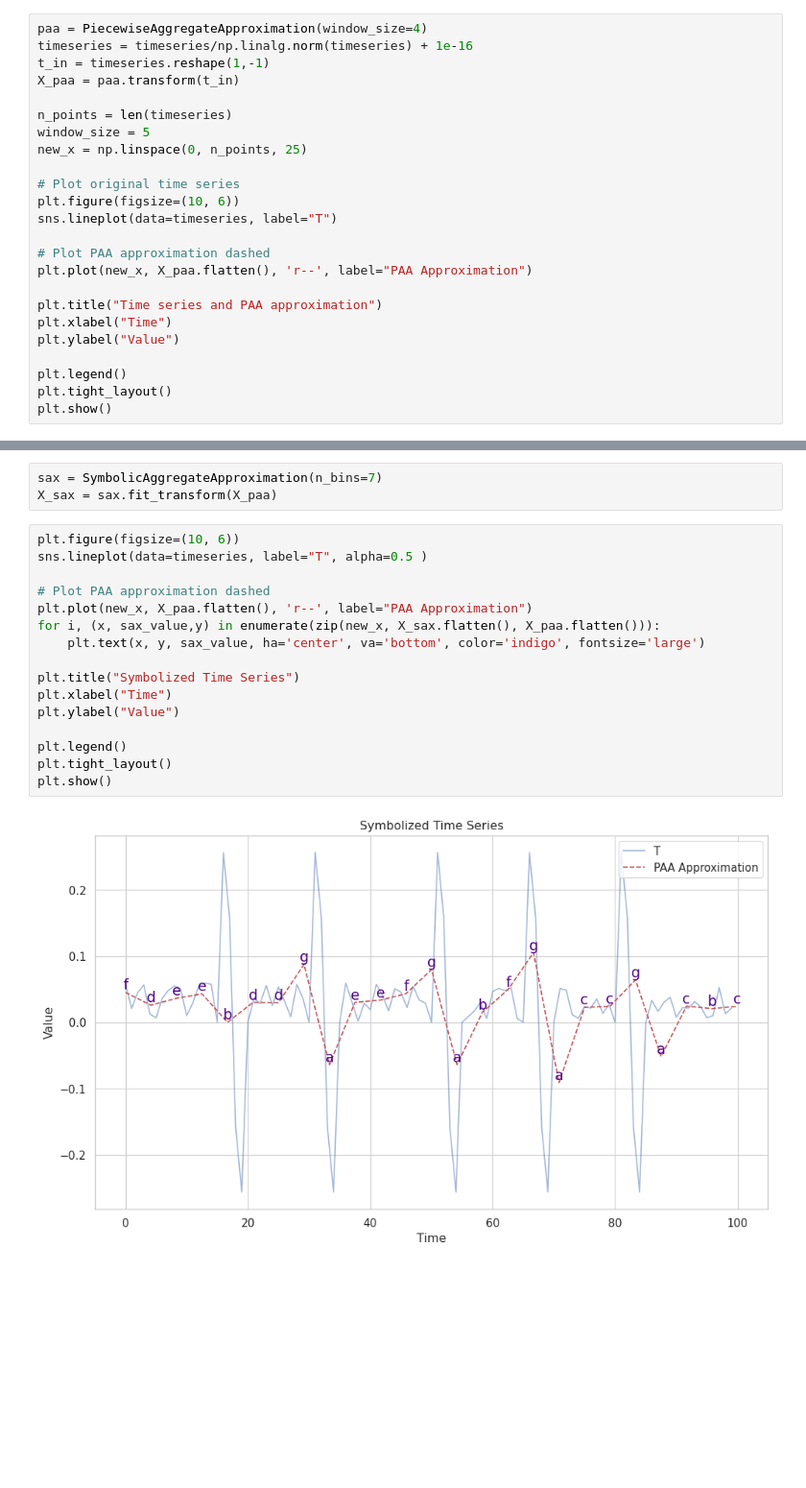
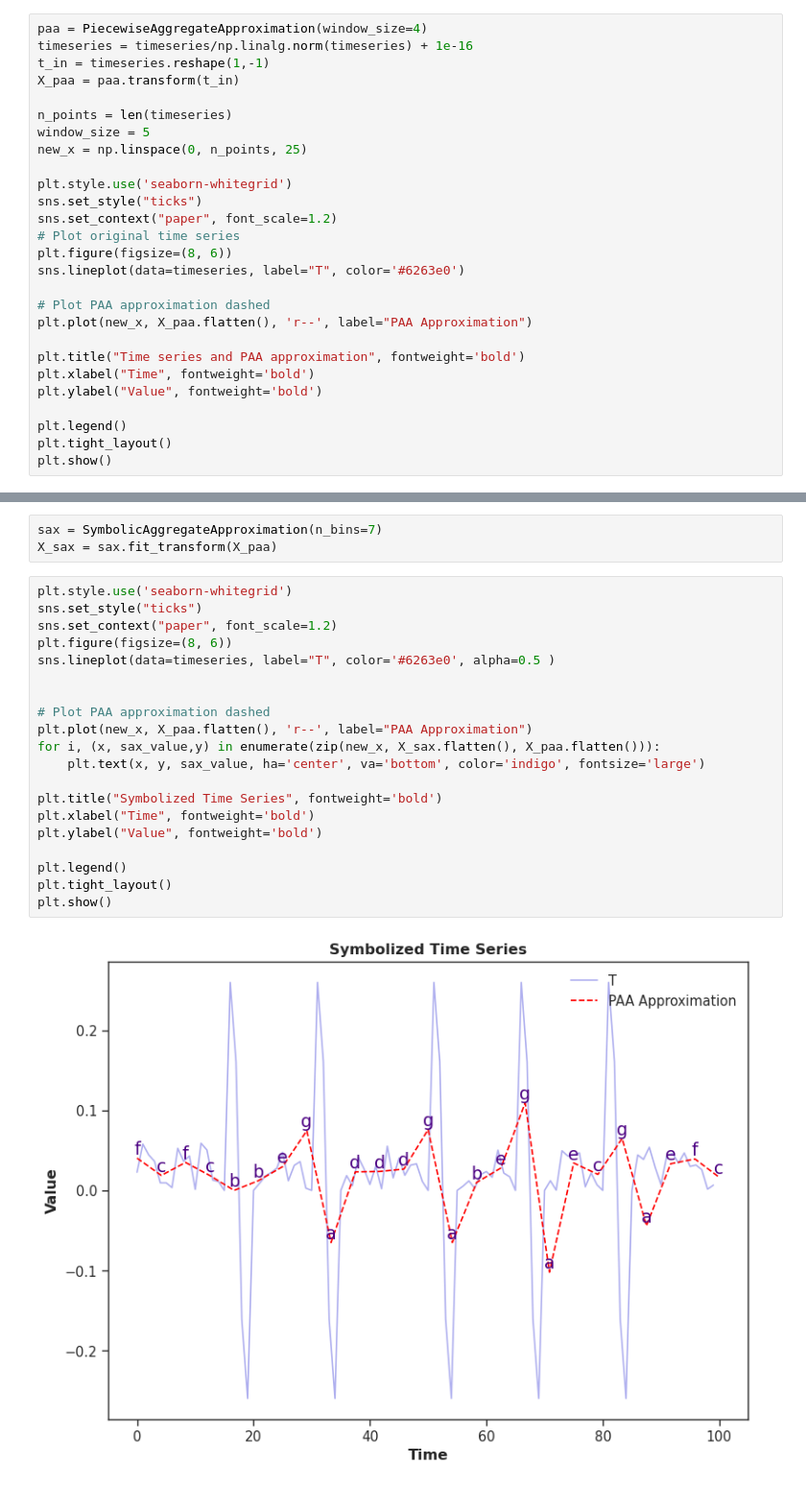
Before and after one commit to aidaLabDEI/LEIT-motifs, a Jupyter notebook: Thesis_Plots.ipynb, the cells around one changed output, grey strips where cells are left out. Shown at 96% size. Cells and saved outputs as stored; diff of their text form; blank space fills up the shorter version.

```diff
--- a/Thesis_Plots.ipynb
+++ b/Thesis_Plots.ipynb
@@ -160,16 +156,19 @@ n_points = len(timeseries)
 window_size = 5
 new_x = np.linspace(0, n_points, 25)
 
+plt.style.use('seaborn-whitegrid')
+sns.set_style("ticks")
+sns.set_context("paper", font_scale=1.2)
 # Plot original time series
-plt.figure(figsize=(10, 6))
-sns.lineplot(data=timeseries, label="T")
+plt.figure(figsize=(8, 6))
+sns.lineplot(data=timeseries, label="T", color='#6263e0')
 
 # Plot PAA approximation dashed
 plt.plot(new_x, X_paa.flatten(), 'r--', label="PAA Approximation")
 
-plt.title("Time series and PAA approximation")
-plt.xlabel("Time")
-plt.ylabel("Value")
+plt.title("Time series and PAA approximation", fontweight='bold')
+plt.xlabel("Time", fontweight='bold')
+plt.ylabel("Value", fontweight='bold')
 
 plt.legend()
 plt.tight_layout()
@@ -180,20 +179,24 @@ plt.show()
 sax = SymbolicAggregateApproximation(n_bins=7)
 X_sax = sax.fit_transform(X_paa)
 # %%
-plt.figure(figsize=(10, 6))
-sns.lineplot(data=timeseries, label="T", alpha=0.5 )
+plt.style.use('seaborn-whitegrid')
+sns.set_style("ticks")
+sns.set_context("paper", font_scale=1.2)
+plt.figure(figsize=(8, 6))
+sns.lineplot(data=timeseries, label="T", color='#6263e0', alpha=0.5 )
+
 
 # Plot PAA approximation dashed
 plt.plot(new_x, X_paa.flatten(), 'r--', label="PAA Approximation")
 for i, (x, sax_value,y) in enumerate(zip(new_x, X_sax.flatten(), X_paa.flatten())):
     plt.text(x, y, sax_value, ha='center', va='bottom', color='indigo', fontsize='large')
 
-plt.title("Symbolized Time Series")
-plt.xlabel("Time")
-plt.ylabel("Value")
+plt.title("Symbolized Time Series", fontweight='bold')
+plt.xlabel("Time", fontweight='bold')
+plt.ylabel("Value", fontweight='bold')
 
 plt.legend()
 plt.tight_layout()
 plt.show()
 # %% [output]
-[figure, old version]
+[figure, new version]
```
Also changed, not shown: parts of 9 cells of this notebook.
